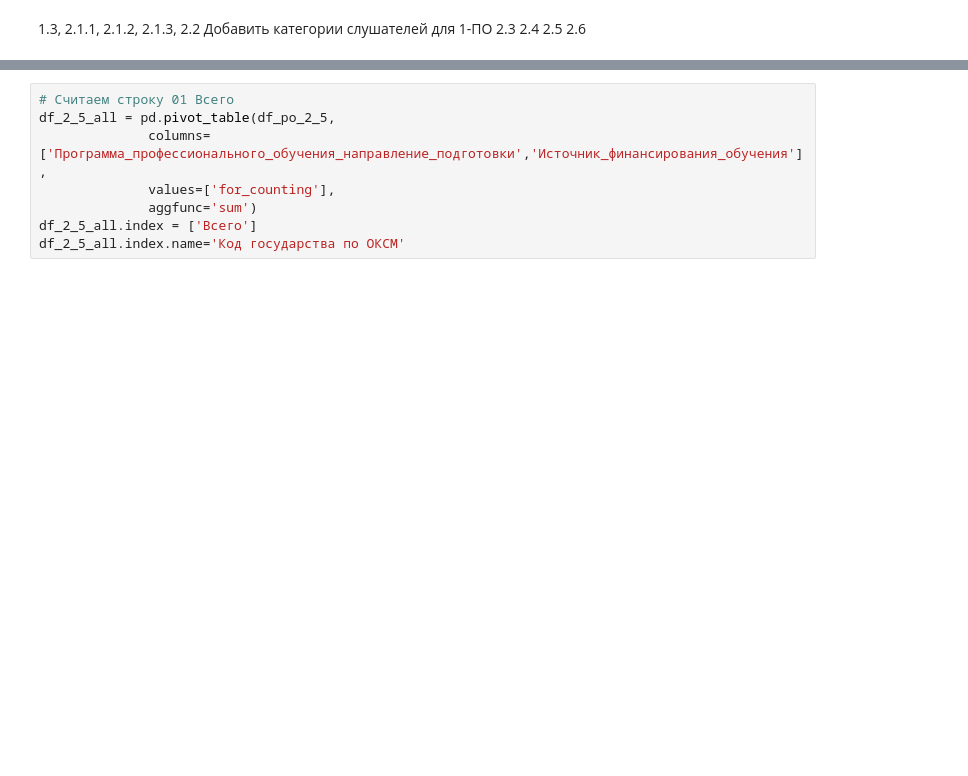
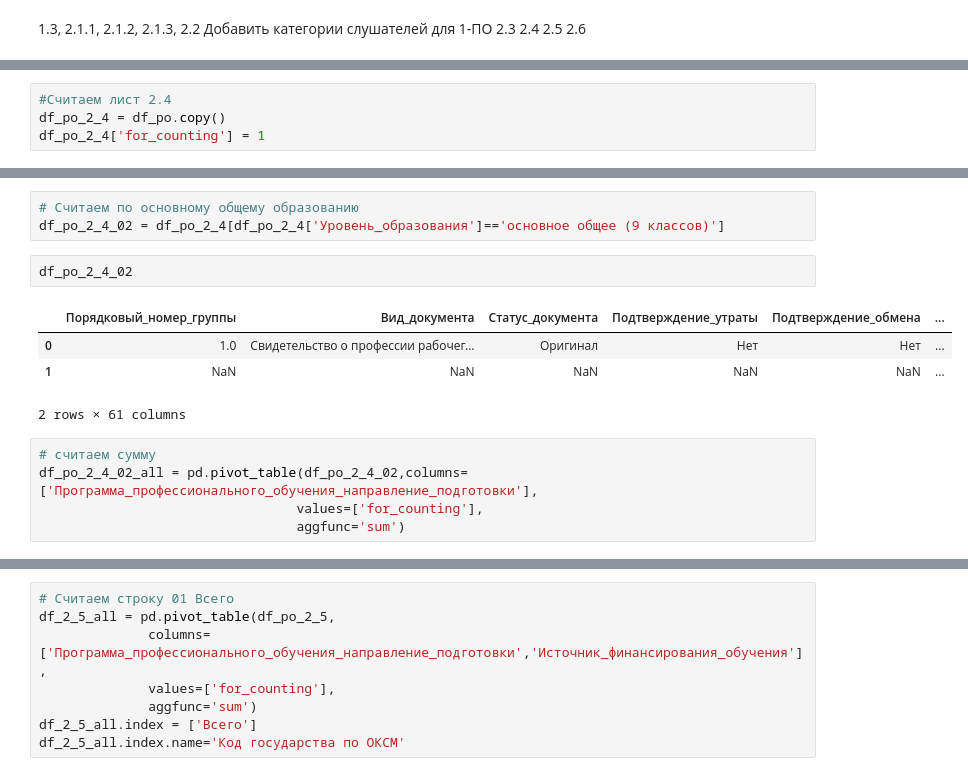
Before and after one commit to t0r1n88/Lindy, a Jupyter notebook: report_1PO.ipynb, the cells around one changed output, grey strips where cells are left out. Cells and saved outputs as stored; diff of their text form; blank space fills up the shorter version.

```diff
--- a/report_1PO.ipynb
+++ b/report_1PO.ipynb
@@ -33,2 +36,6 @@ wb.create_sheet(title='Раздел 2.6',index=1)
 # %% [output]
 <Worksheet "Раздел 2.6">
+# %%
+#Считаем лист 2.4
+df_po_2_4 = df_po.copy()
+df_po_2_4['for_counting'] = 1
@@ -34,0 +53,15 @@ wb.create_sheet(title='Раздел 2.6',index=1)
+# %%
+# Считаем по основному общему образованию
+df_po_2_4_02 = df_po_2_4[df_po_2_4['Уровень_образования']=='основное общее (9 классов)']
+# %%
+df_po_2_4_02
+# %% [output]
+|  | Порядковый_номер_группы | Вид_документа | Статус_документа | Подтверждение_утраты | Подтверждение_обмена | ... |
+| 0 | 1.0 | Свидетельство о профессии рабочег... | Оригинал | Нет | Нет | ... |
+| 1 | NaN | NaN | NaN | NaN | NaN | ... |
+2 rows × 61 columns
+# %%
+# считаем сумму
+df_po_2_4_02_all = pd.pivot_table(df_po_2_4_02,columns=['Программа_профессионального_обучения_направление_подготовки'],
+                                 values=['for_counting'],
+                                 aggfunc='sum')
```
Also changed, not shown: parts of 9 cells of this notebook, 2 other files.
